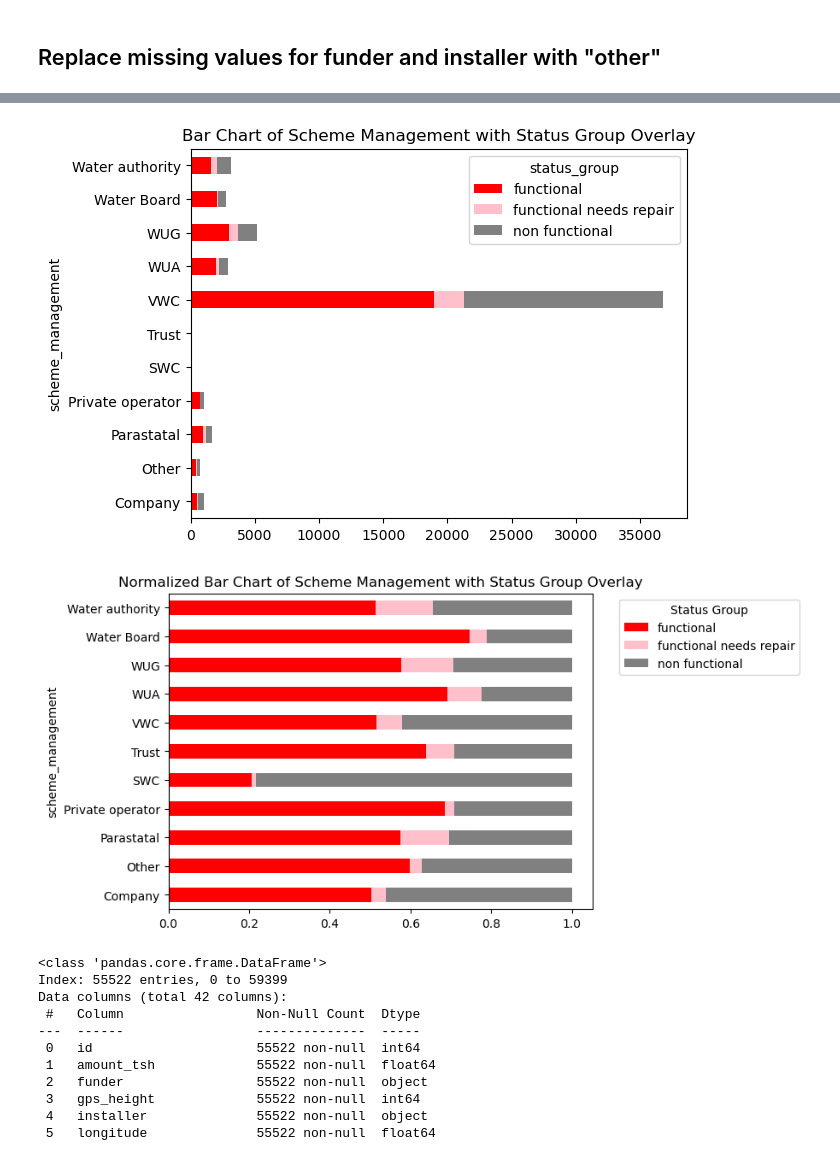
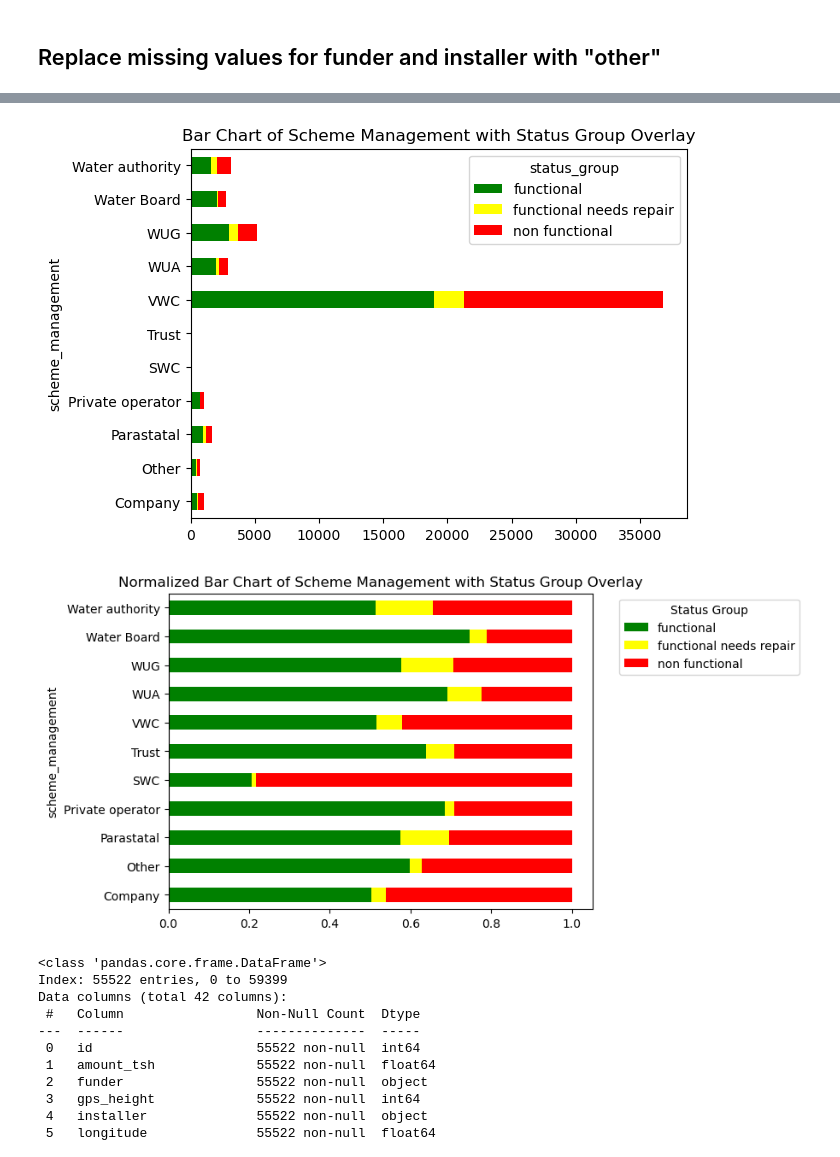
Before and after one commit to KatieKimberling/ads-502-team-project, a Jupyter notebook: PumpEDA.ipynb, the cells around one changed output, grey strips where cells are left out. Cells and saved outputs as stored; diff of their text form; code cells hidden in the pictures.

```diff
--- a/PumpEDA.ipynb
+++ b/PumpEDA.ipynb
@@ -244,20 +245,20 @@ plt.show()
 # %%
 # See if scheme management has different status_group counts
 crosstab_01=pd.crosstab(ptrain['scheme_management'], ptrain['status_group'])
-crosstab_01.plot(kind='barh', stacked = True, color=['red', 'pink', 'gray'])
+crosstab_01.plot(kind='barh', stacked = True, color=['green', 'yellow', 'red'])
 plt.title('Bar Chart of Scheme Management with Status Group Overlay')
 plt.show()
 # %% [output]
-[figure, old version]
+[figure, new version]
 # %%
 # Normalized bar graph of "scheme_management" with "status_group" overlay - best practices is to always show the non-normalized bar plot with the normalized one, and the former is shown above.
 crosstab_norm = crosstab_01.div(crosstab_01.sum(1), axis=0)
-crosstab_norm.plot(kind='barh', stacked = True, color=['red', 'pink', 'gray'])
+crosstab_norm.plot(kind='barh', stacked = True, color=['green', 'yellow', 'red'])
 plt.title('Normalized Bar Chart of Scheme Management with Status Group Overlay')
 plt.legend(title="Status Group", bbox_to_anchor=(1.05, 1), loc='upper left')
 plt.show()
 # %% [output]
-[figure, old version]
+[figure, new version]
 # %%
 # Deleting records with missing values for scheme_management
 ptrain.dropna(subset=["scheme_management"], inplace=True)
```
Also changed, not shown: parts of 29 cells of this notebook.
